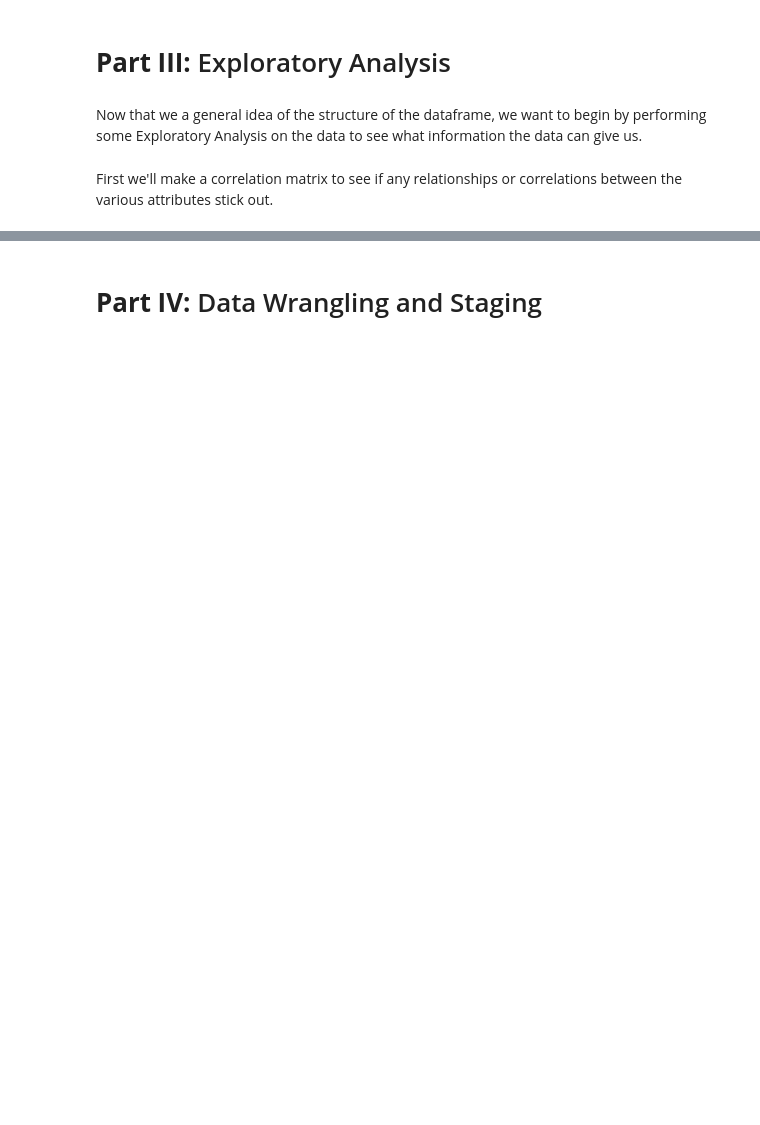
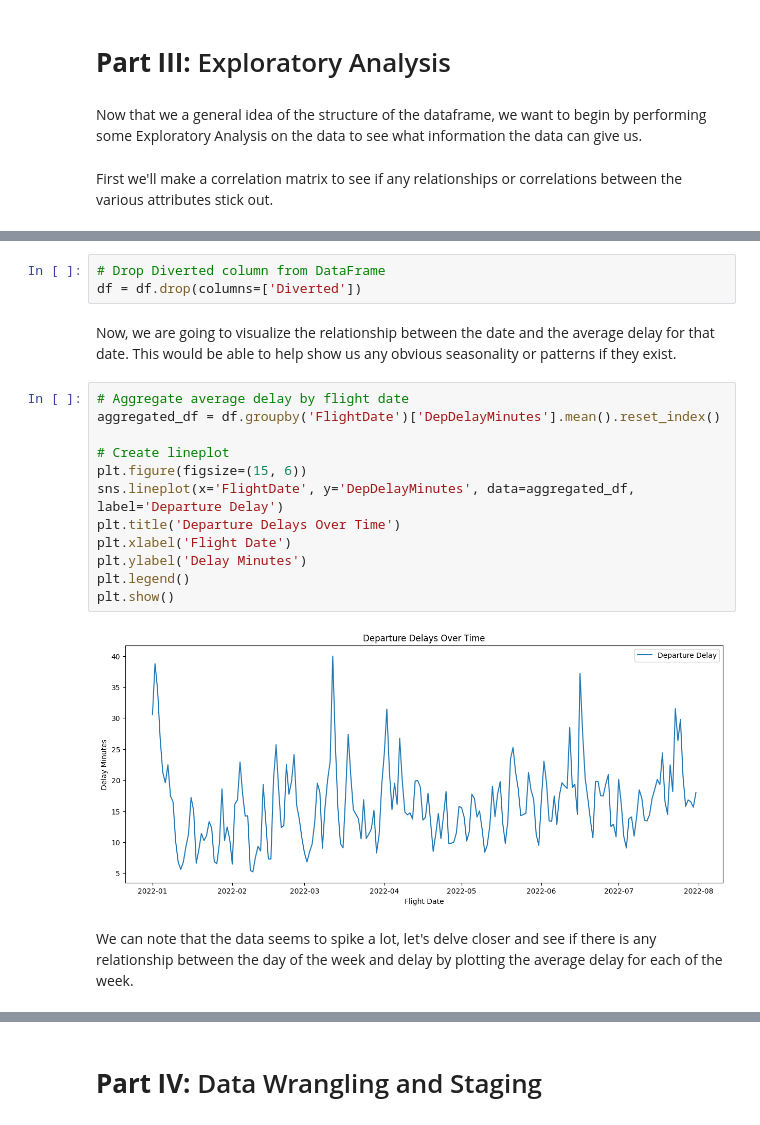
Before and after one commit to lukashchu/flightcancellations, a Jupyter notebook: cis5450fa23_final_project.ipynb, the cells around one changed output, grey strips where cells are left out. Drawn from its saved outputs; the diff is of its cells as text; blank space fills up the shorter version.

```diff
--- a/cis5450fa23_final_project.ipynb
+++ b/cis5450fa23_final_project.ipynb
@@ -185,3 +264,24 @@ plt.show()
+# %%
+# Drop Diverted column from DataFrame
+df = df.drop(columns=['Diverted'])
+# %% [markdown]
+Now, we are going to visualize the relationship between the date and the average delay for that date. This would be able to help show us any obvious seasonality or patterns if they exist.
+# %%
+# Aggregate average delay by flight date
+aggregated_df = df.groupby('FlightDate')['DepDelayMinutes'].mean().reset_index()
+
+# Create lineplot
+plt.figure(figsize=(15, 6))
+sns.lineplot(x='FlightDate', y='DepDelayMinutes', data=aggregated_df, label='Departure Delay')
+plt.title('Departure Delays Over Time')
+plt.xlabel('Flight Date')
+plt.ylabel('Delay Minutes')
+plt.legend()
+plt.show()
+# %% [output]
+[figure, added]
+# %% [markdown]
+We can note that the data seems to spike a lot, let's delve closer and see if there is any relationship between the day of the week and delay by plotting the average delay for each of the week.
 # %%
 # Bar plot of average departure delay by day of the week
 plt.figure(figsize=(10, 6))
```
Also changed, not shown: parts of 97 cells of this notebook, 1 other file.
